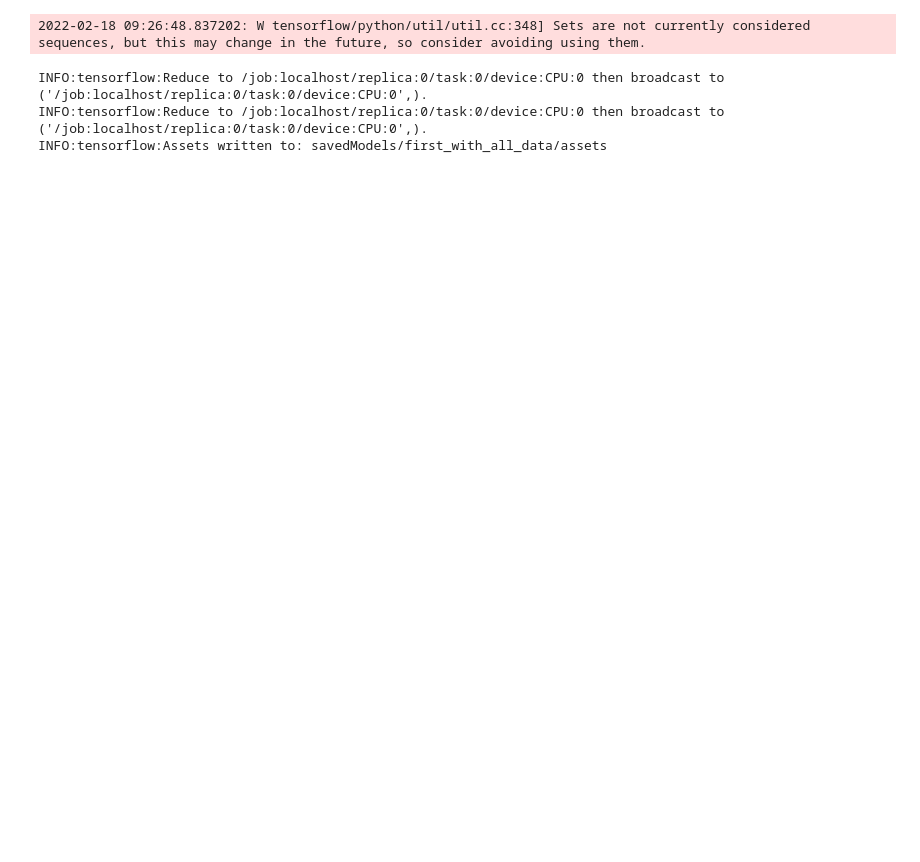
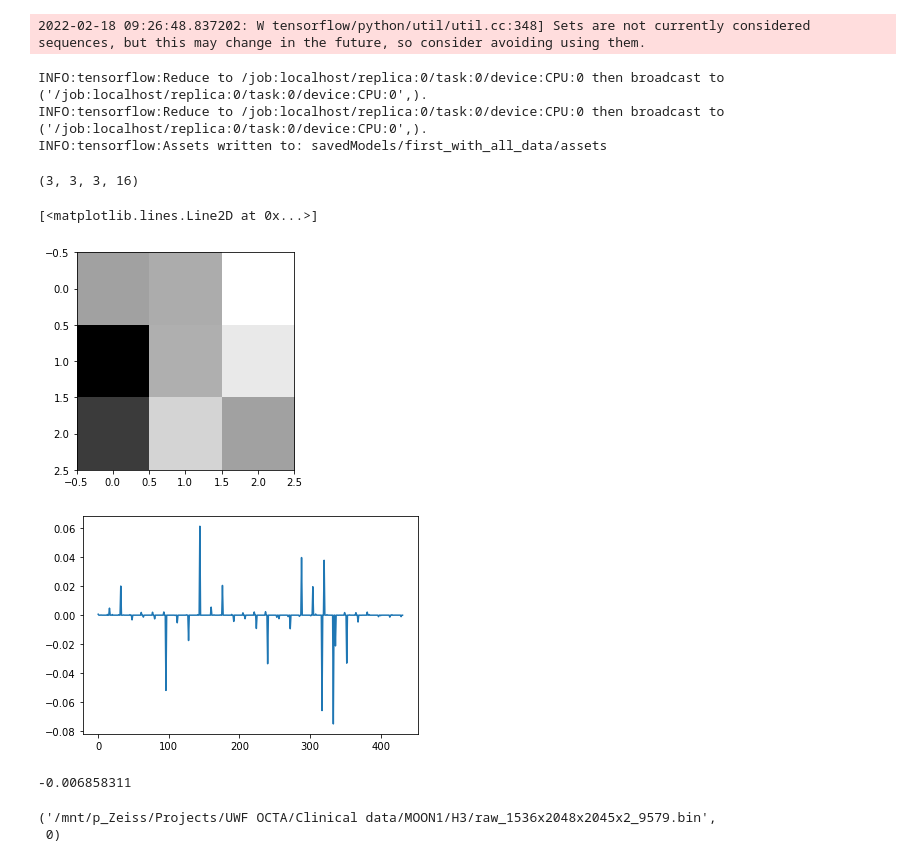
Before and after one commit to LilWeirdProgramms/oct-classifier, a Jupyter notebook: main.ipynb, the cells around one changed output. Cells and saved outputs as stored; diff of their text form; code cells hidden in the pictures; blank space fills up the shorter version.

```diff
--- a/main.ipynb
+++ b/main.ipynb
@@ -204,0 +140,22 @@ INFO:tensorflow:Assets written to: savedModels/first_with_all_data/assets
+# %%
+import matplotlib.pyplot as plt
+weights_to_plot = model.layers[2].get_weights()[0][:,:,:,0,:]
+print(weights_to_plot.shape)
+plt.imshow(weights_to_plot[:, :, 0, 0], cmap="Greys")
+fig = plt.figure()
+plt.plot(weights_to_plot.flatten())
+# %% [output]
+(3, 3, 3, 16)
+[<matplotlib.lines.Line2D at 0x...>]
+[figure, added]
+[figure, added]
+# %%
+for elem in validation_dataset.take(1):
+    print(np.mean(normalization_layer(elem[0])))
+# %% [output]
+-0.006858311
+# %%
+InputList.healthy_training_files[5]
+# %% [output]
+('/mnt/p_Zeiss/Projects/UWF OCTA/Clinical data/MOON1/H3/raw_1536x2048x2045x2_9579.bin',
+ 0)
```
Also changed, not shown: parts of 40 cells of this notebook, 37 other files.
